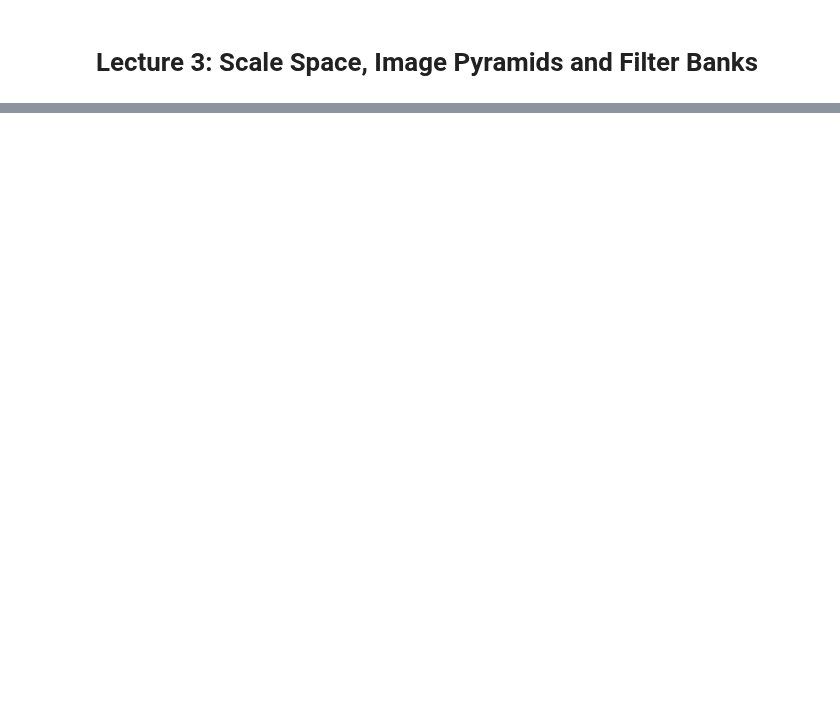
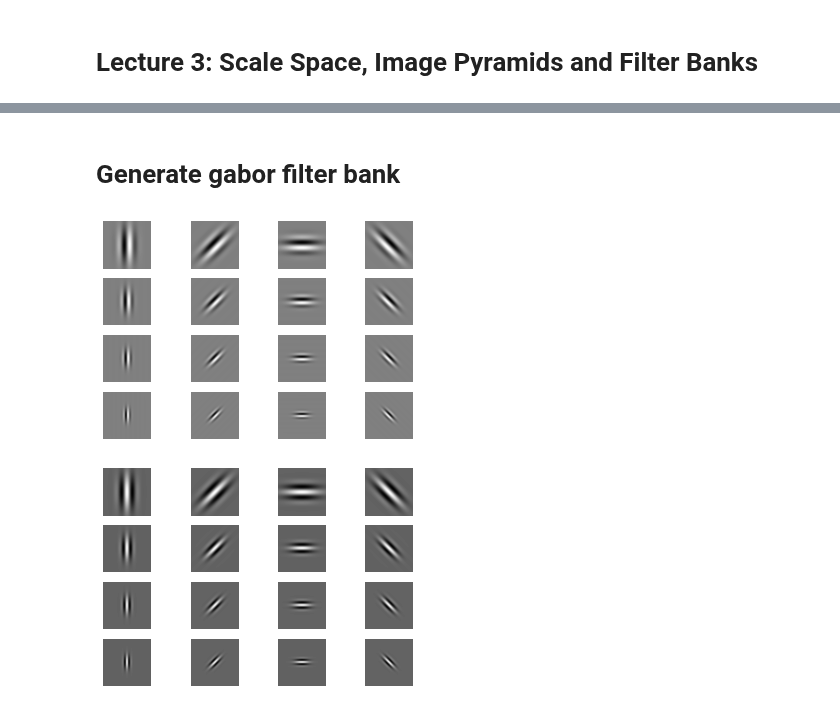
Before and after one commit to DL4CV-NPTEL/Deep-Learning-For-Computer-Vision, a Jupyter notebook: notebooks/Week_2/Week_2_Lecture_3.ipynb, the cells around one changed output, grey strips where cells are left out. Drawn from its saved outputs; the diff is of its cells as text; code cells hidden in the pictures; blank space fills up the shorter version.

```diff
--- a/notebooks/Week_2/Week_2_Lecture_3.ipynb
+++ b/notebooks/Week_2/Week_2_Lecture_3.ipynb
@@ -28,0 +84,32 @@ IPyDisplay.HTML(
+# %% [markdown]
+# Generate gabor filter bank
+# %%
+theta = np.arange(0, np.pi, np.pi/4) # range of theta
+omega = np.arange(0.2, 0.6, 0.1) # range of omega
+params = [(t,o) for o in omega for t in theta]
+sinFilterBank = []
+cosFilterBank = []
+gaborParams = []
+for (theta, omega) in params:
+    gaborParam = {'omega':omega, 'theta':theta, 'size_of_image':(128, 128)}
+    sinGabor = genGabor(func=np.sin, **gaborParam)
+    cosGabor = genGabor(func=np.cos, **gaborParam)
+    sinFilterBank.append(sinGabor)
+    cosFilterBank.append(cosGabor)
+    gaborParams.append(gaborParam)
+
+plt.figure()
+n = len(sinFilterBank)
+for i in range(n):
+    plt.subplot(4,4,i+1)
+    # title(r'$\theta$={theta:.2f}$\omega$={omega}'.format(**gaborParams[i]))
+    plt.axis('off'); plt.imshow(sinFilterBank[i])
+
+plt.figure()
+for i in range(n):
+    plt.subplot(4,4,i+1)
+    # title(r'$\theta$={theta:.2f}$\omega$={omega}'.format(**gaborParams[i]))
+    plt.axis('off'); plt.imshow(cosFilterBank[i])
+# %% [output]
+[figure, added]
+[figure, added]
```
Also changed, not shown: parts of 8 cells of this notebook.
